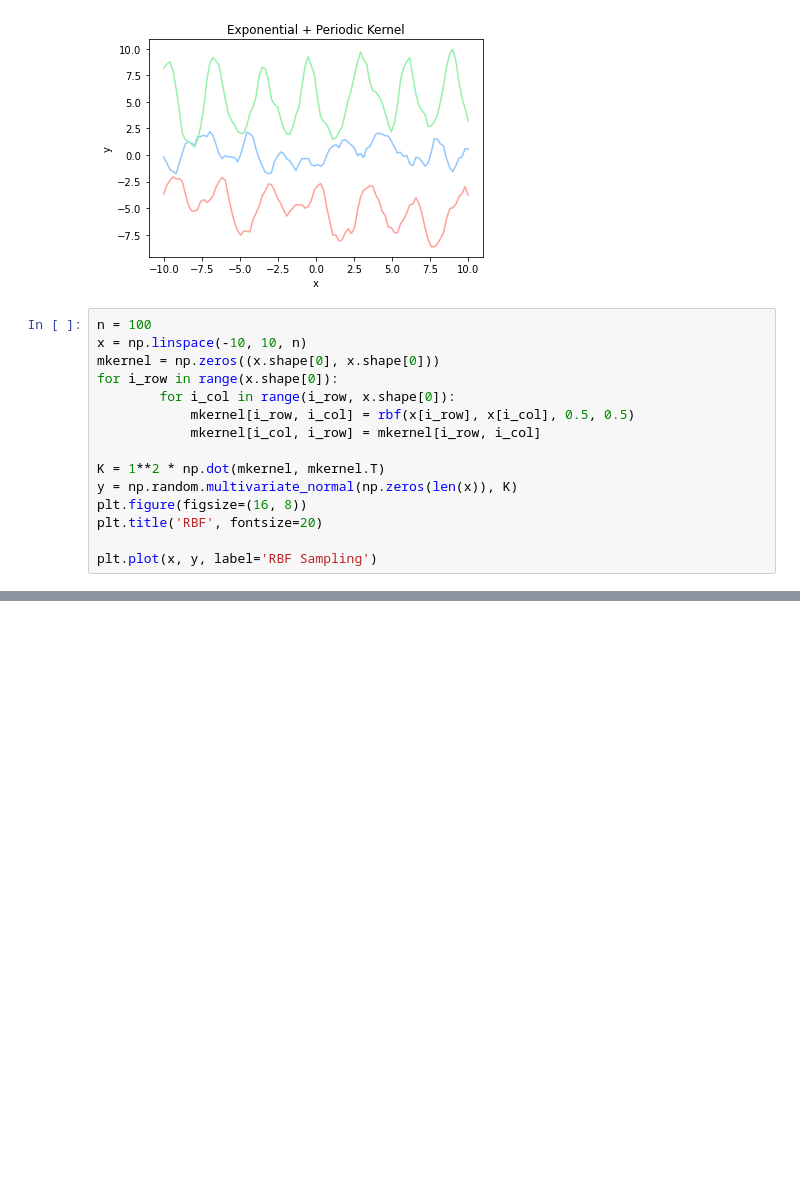
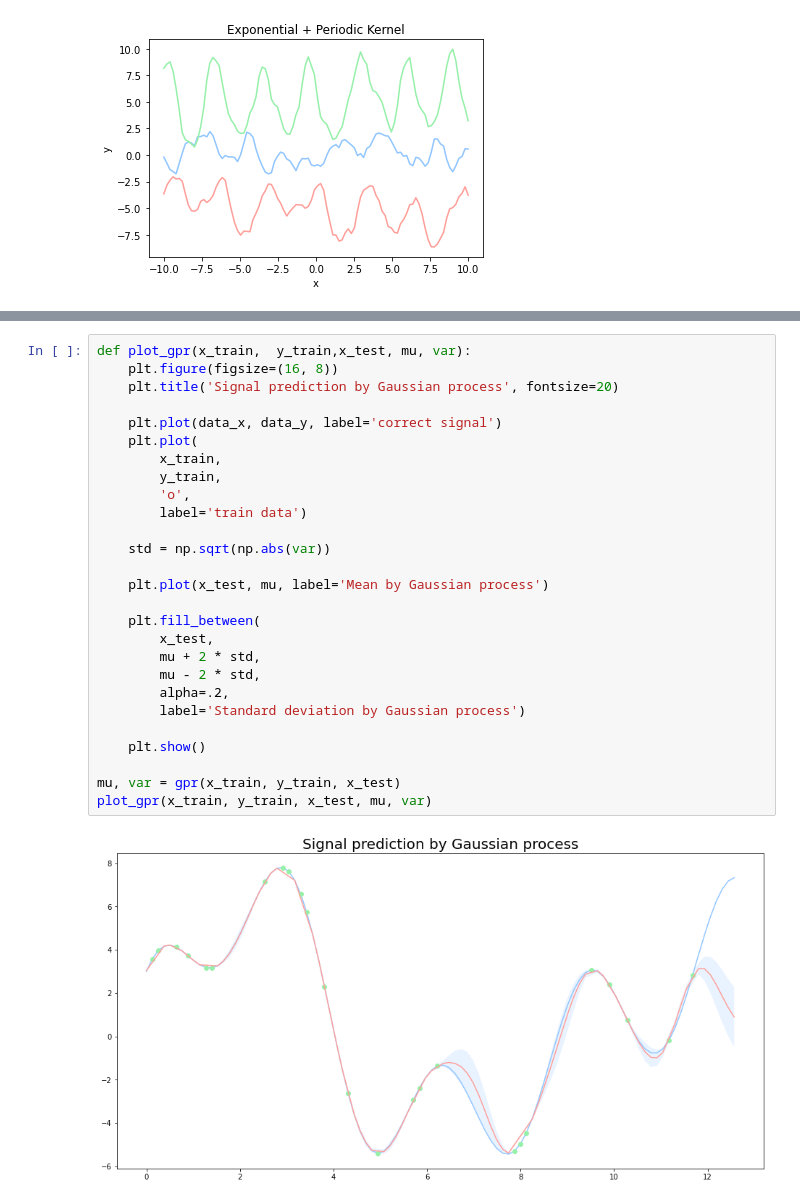
Before and after one commit to meltyyyyy/qiita, a Jupyter notebook: bo/gpr.ipynb, the cells around one changed output, grey strips where cells are left out. Saved outputs shown, nothing was run; the diff lists cells and outputs as text; blank space fills up the shorter version.

```diff
--- a/bo/gpr.ipynb
+++ b/bo/gpr.ipynb
@@ -115,18 +97,3 @@ kernel = lambda x, x_prime: 0.8 * exp(x, x_prime, 0.5) + 0.2 * periodic(x, x_pri
 plot_kernel(kernel, 'Exponential + Periodic Kernel')
 # %% [output]
 [figure]
-# %%
-n = 100
-x = np.linspace(-10, 10, n)
-mkernel = np.zeros((x.shape[0], x.shape[0]))
-for i_row in range(x.shape[0]):
-        for i_col in range(i_row, x.shape[0]):
-            mkernel[i_row, i_col] = rbf(x[i_row], x[i_col], 0.5, 0.5)
-            mkernel[i_col, i_row] = mkernel[i_row, i_col]
-
-K = 1**2 * np.dot(mkernel, mkernel.T)
-y = np.random.multivariate_normal(np.zeros(len(x)), K)
-plt.figure(figsize=(16, 8))
-plt.title('RBF', fontsize=20)
-
-plt.plot(x, y, label='RBF Sampling')
@@ -135,0 +156,29 @@ plt.plot(x, y, label='RBF Sampling')
+# %%
+def plot_gpr(x_train,  y_train,x_test, mu, var):
+    plt.figure(figsize=(16, 8))
+    plt.title('Signal prediction by Gaussian process', fontsize=20)
+
+    plt.plot(data_x, data_y, label='correct signal')
+    plt.plot(
+        x_train,
+        y_train,
+        'o',
+        label='train data')
+
+    std = np.sqrt(np.abs(var))
+
+    plt.plot(x_test, mu, label='Mean by Gaussian process')
+
+    plt.fill_between(
+        x_test,
+        mu + 2 * std,
+        mu - 2 * std,
+        alpha=.2,
+        label='Standard deviation by Gaussian process')
+
+    plt.show()
+
+mu, var = gpr(x_train, y_train, x_test)
+plot_gpr(x_train, y_train, x_test, mu, var)
+# %% [output]
+[figure, added]
```
Also changed, not shown: parts of 3 cells of this notebook.
